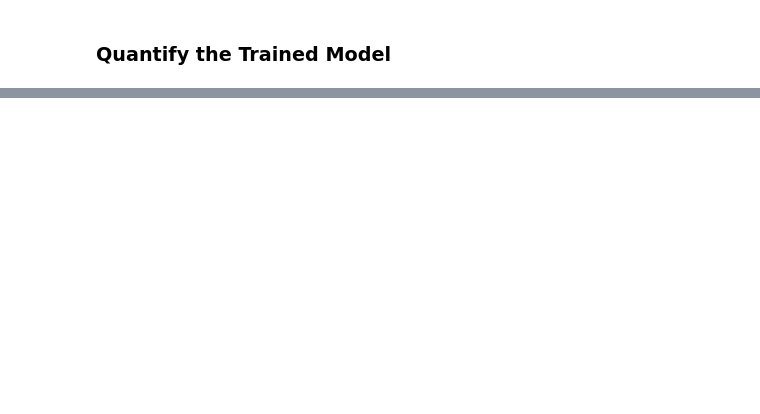
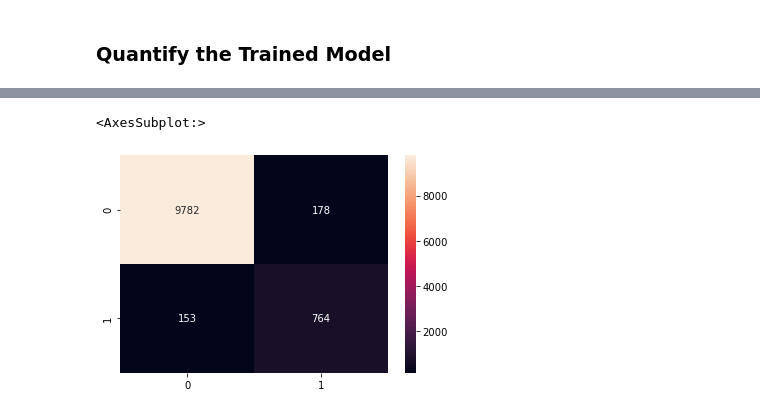
Before and after one commit to gjumaan/ml-project, a Jupyter notebook: Neural_Networks_Feipeng.ipynb, the cells around one changed output, grey strips where cells are left out. Cells and saved outputs as stored; diff of their text form; code cells hidden in the pictures; blank space fills up the shorter version.

```diff
--- a/Neural_Networks_Feipeng.ipynb
+++ b/Neural_Networks_Feipeng.ipynb
@@ -280,0 +307,5 @@ plt.show()
+# %%
+# deep learning model
+deep_model_predictions = deep_model.predict(X_test_scaled)
+print(classification_report(y_test, argmax(deep_model_predictions, axis=1),
+                            target_names=target_names))
@@ -280,0 +321,6 @@ plt.show()
+# %%
+# Confusion Matrix deep learning
+sns.heatmap(confusion_matrix(y_test, argmax(deep_model_predictions, axis=1)), annot = True, fmt="d")
+# %% [output]
+<AxesSubplot:>
+[figure, added]
```
Also changed, not shown: parts of 17 cells of this notebook, 2 other files.
